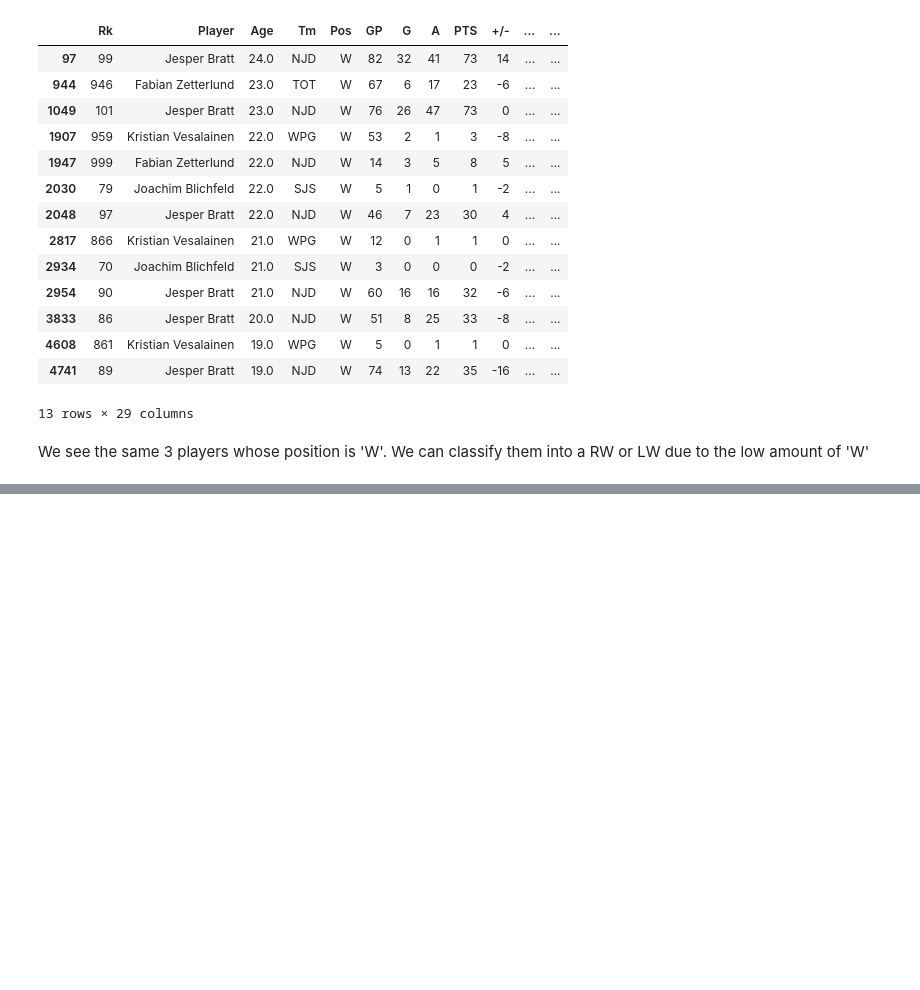
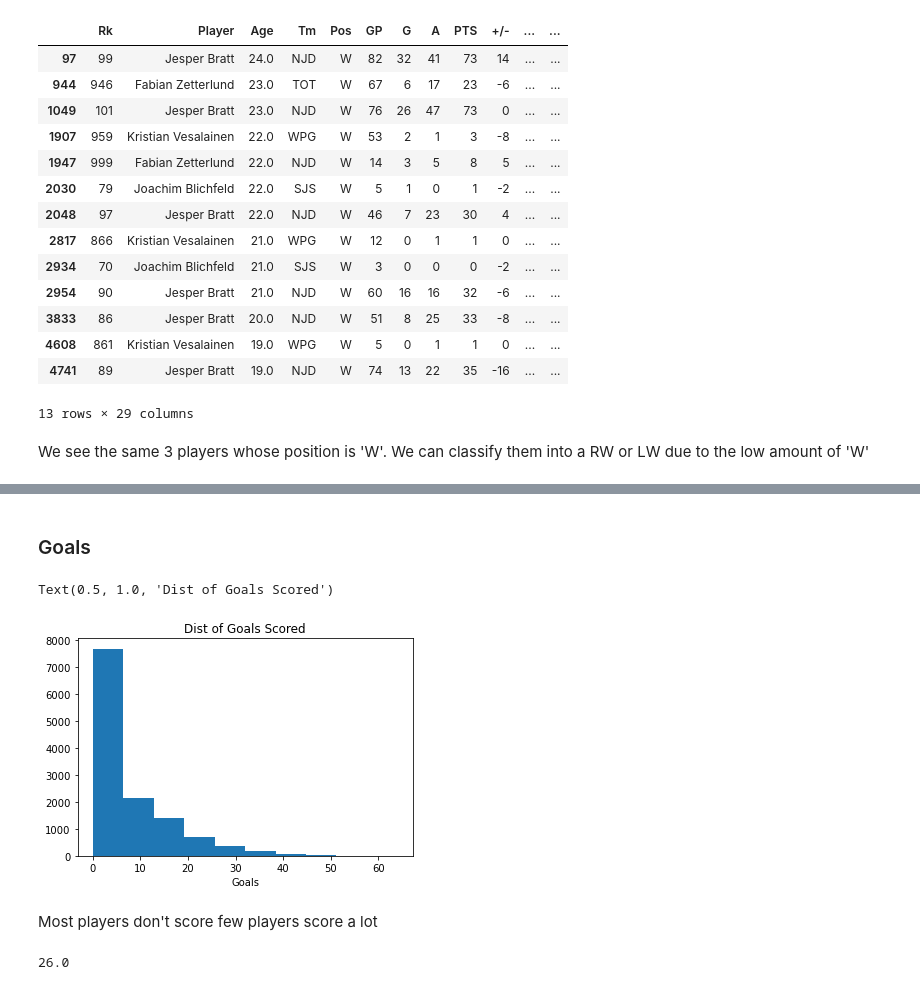
Before and after one commit to lukekerwin/DS-320_Project, a Jupyter notebook: Player Data/PlayerData_Cleaning.ipynb, the cells around one changed output, grey strips where cells are left out. Saved outputs shown, nothing was run; the diff lists cells and outputs as text; code cells hidden in the pictures; blank space fills up the shorter version.

Commit message:
Isolated top goal scorers

```diff
--- a/Player Data/PlayerData_Cleaning.ipynb
+++ b/Player Data/PlayerData_Cleaning.ipynb
@@ -372,0 +406,18 @@ We see the same 3 players whose position is 'W'. We can classify them into a RW
+# %% [markdown]
+### Goals
+# %%
+plt.hist(PlayerStats['G'])
+plt.xlabel("Goals")
+plt.title("Dist of Goals Scored")
+# %% [output]
+Text(0.5, 1.0, 'Dist of Goals Scored')
+[figure, added]
+# %% [markdown]
+Most players don't score few players score a lot
+# %%
+# 95th percentile of goal scorers
+
+top_goals = np.percentile(PlayerStats['G'], 95)
+top_goals
+# %% [output]
+26.0
```
Also changed, not shown: parts of 7 cells of this notebook.
